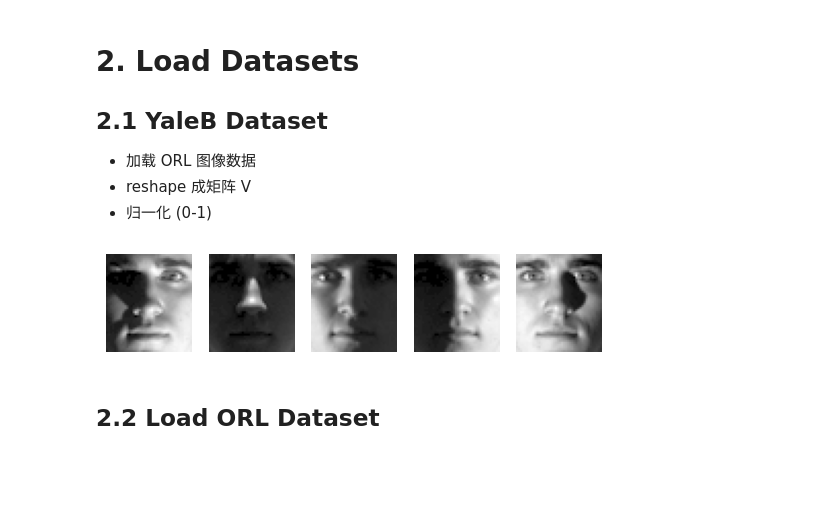
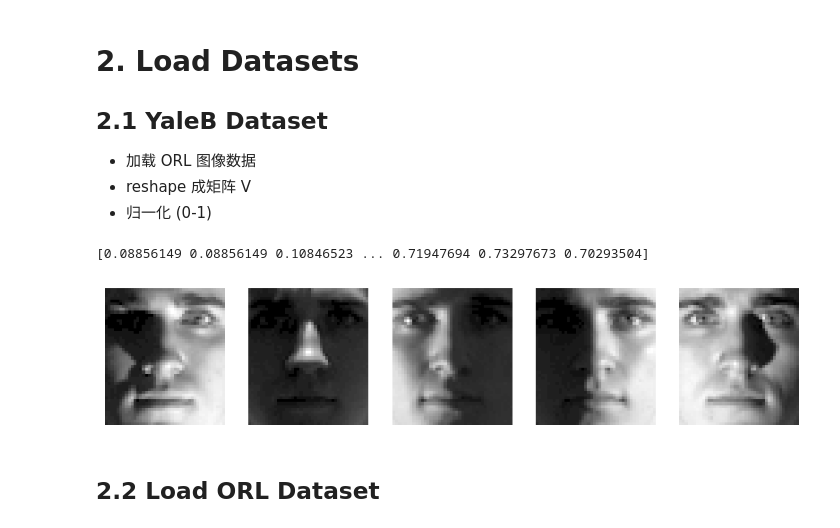
Before and after one commit to PartinGQAQ/COMP5328, a Jupyter notebook: Assignment_new_structure.ipynb, the cells around one changed output. Drawn from its saved outputs; the diff is of its cells as text; code cells hidden in the pictures; blank space fills up the shorter version.

```diff
--- a/Assignment_new_structure.ipynb
+++ b/Assignment_new_structure.ipynb
@@ -50,36 +51,41 @@ def load_data(root='data/CroppedYaleB', reduce=4):
             img_np = np.array(img_resized, dtype=np.uint8)
 
             # preprocessing
             # highlight the shadow
-            img_np = (img_np / img_np.max()) ** 0.5
+
             img_np = np.asarray(img_np, dtype=np.float32) / 255.0
+            gamma = 0.5
+            img_np = np.power(img_np, gamma)
 
             img_flat = np.asarray(img_np).reshape((-1,1))
 
             # collect data and label.
             images.append(img_flat)
             labels.append(i)
 
 
     images = np.concatenate(images, axis=1)
     labels = np.array(labels)
     return images, labels
 
 images, labels = load_data()
-
+# the images have been scaled to 0, 1
+print(images[:, 0])
 # demonstrate the first 5 images.
+plt.figure(figsize=(10,10))
 for i in range(5):
     img0 = images[:, i]
     img0 = np.reshape(img0, (192//4, 168//4))
     plt.subplot(1,5, i + 1)
     plt.axis('off')
     plt.imshow(img0, cmap='gray')
 
 
 plt.axis('off')
 plt.show()
 # %% [output]
+[0.08856149 0.08856149 0.10846523 ... 0.71947694 0.73297673 0.70293504]
-[figure, old version]
+[figure, new version]
 # %% [markdown]
 ## 2.2 Load ORL Dataset
 # %% [markdown]
```
Also changed, not shown: parts of 4 cells of this notebook.
